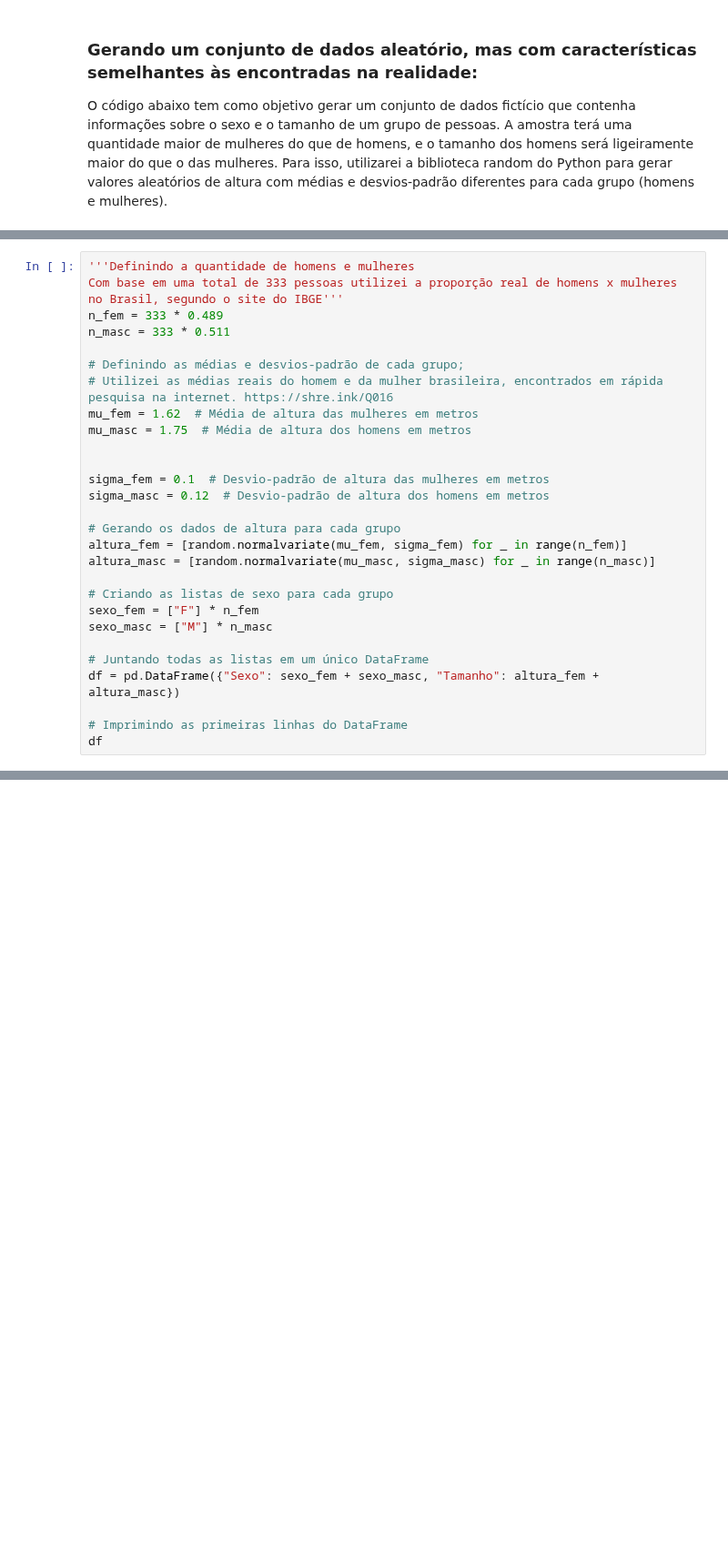
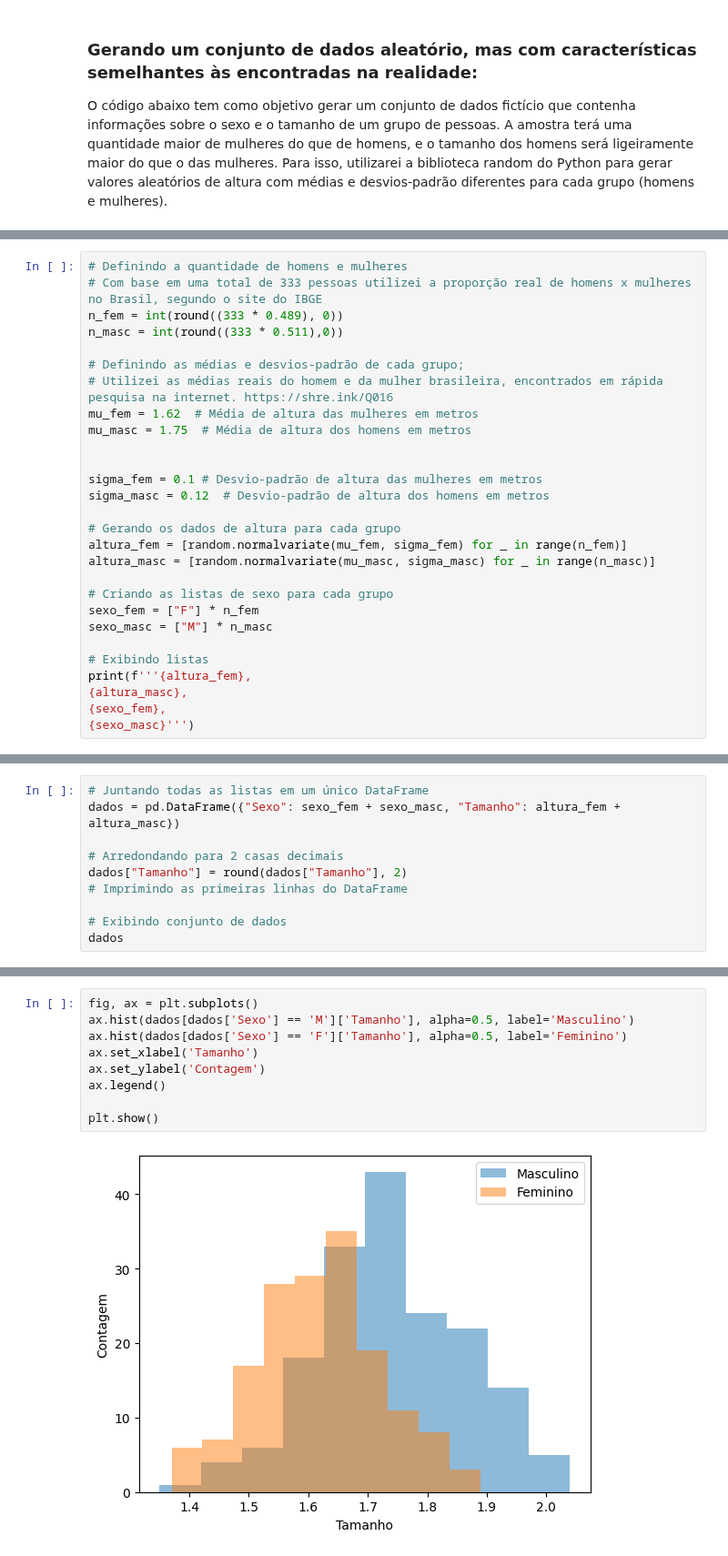
Before and after one commit to kauebr/Estudando, a Jupyter notebook: Estatistica/Estatística descritiva bivariada/Variável quantitativa x variável qualitativa.ipynb, the cells around one changed output, grey strips where cells are left out. Shown at 91% size. Drawn from its saved outputs; the diff is of its cells as text; blank space fills up the shorter version.

```diff
--- a/Estatistica/Estatística descritiva bivariada/Variável quantitativa x variável qualitativa.ipynb
+++ b/Estatistica/Estatística descritiva bivariada/Variável quantitativa x variável qualitativa.ipynb
@@ -28,8 +37,8 @@ Para isso, utilizarei a biblioteca random do Python para gerar valores aleatóri
 # %%
-'''Definindo a quantidade de homens e mulheres
-Com base em uma total de 333 pessoas utilizei a proporção real de homens x mulheres no Brasil, segundo o site do IBGE'''
-n_fem = 333 * 0.489
-n_masc = 333 * 0.511
+# Definindo a quantidade de homens e mulheres
+# Com base em uma total de 333 pessoas utilizei a proporção real de homens x mulheres no Brasil, segundo o site do IBGE
+n_fem = int(round((333 * 0.489), 0))
+n_masc = int(round((333 * 0.511),0))
 
 # Definindo as médias e desvios-padrão de cada grupo;
 # Utilizei as médias reais do homem e da mulher brasileira, encontrados em rápida pesquisa na internet. https://shre.ink/Q016
@@ -37,7 +46,7 @@ mu_fem = 1.62  # Média de altura das mulheres em metros
 mu_masc = 1.75  # Média de altura dos homens em metros
 
 
-sigma_fem = 0.1  # Desvio-padrão de altura das mulheres em metros
+sigma_fem = 0.1 # Desvio-padrão de altura das mulheres em metros
 sigma_masc = 0.12  # Desvio-padrão de altura dos homens em metros
 
 # Gerando os dados de altura para cada grupo
@@ -48,9 +57,9 @@ altura_masc = [random.normalvariate(mu_masc, sigma_masc) for _ in range(n_masc)]
 sexo_fem = ["F"] * n_fem
 sexo_masc = ["M"] * n_masc
 
-# Juntando todas as listas em um único DataFrame
-df = pd.DataFrame({"Sexo": sexo_fem + sexo_masc, "Tamanho": altura_fem + altura_masc})
-
-# Imprimindo as primeiras linhas do DataFrame
-df
+# Exibindo listas
+print(f'''{altura_fem},
+{altura_masc},
+{sexo_fem},
+{sexo_masc}''')
 # %% [output]
@@ -230,0 +72,10 @@ tab.plot.bar(figsize=(18,10), stacked=True, title='Suícidios no Brasil 2010~201
+# %%
+# Juntando todas as listas em um único DataFrame
+dados = pd.DataFrame({"Sexo": sexo_fem + sexo_masc, "Tamanho": altura_fem + altura_masc})
+
+# Arredondando para 2 casas decimais
+dados["Tamanho"] = round(dados["Tamanho"], 2)
+# Imprimindo as primeiras linhas do DataFrame
+
+# Exibindo conjunto de dados
+dados
@@ -230,0 +100,11 @@ tab.plot.bar(figsize=(18,10), stacked=True, title='Suícidios no Brasil 2010~201
+# %%
+fig, ax = plt.subplots()
+ax.hist(dados[dados['Sexo'] == 'M']['Tamanho'], alpha=0.5, label='Masculino')
+ax.hist(dados[dados['Sexo'] == 'F']['Tamanho'], alpha=0.5, label='Feminino')
+ax.set_xlabel('Tamanho')
+ax.set_ylabel('Contagem')
+ax.legend()
+
+plt.show()
+# %% [output]
+[figure, added]
```
Also changed, not shown: parts of 33 cells of this notebook.
